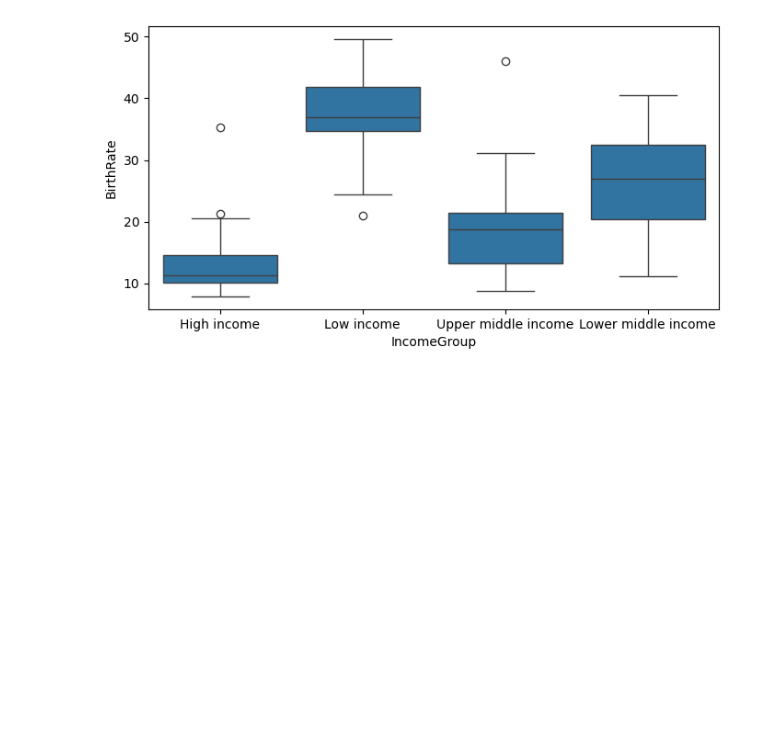
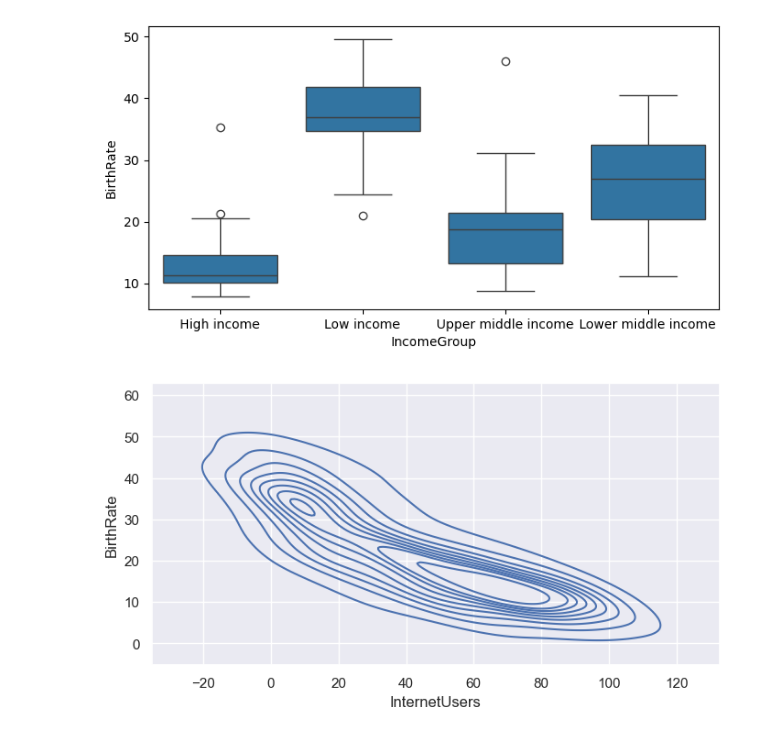
Before and after one commit to nicky-ops/Python_for_data_science, a Jupyter notebook: DataFrames.ipynb, the cells around one changed output. Cells and saved outputs as stored; diff of their text form; code cells hidden in the pictures; blank space fills up the shorter version.

Commit message:
visualizin with seaborn

```diff
--- a/DataFrames.ipynb
+++ b/DataFrames.ipynb
@@ -666,3 +666,7 @@ vis1 = sns.displot(stats["InternetUsers"], bins=10)
 vis2 = sns.boxplot(data=stats, x="IncomeGroup", y="BirthRate")
 # %% [output]
 [figure]
+# %%
+vis3 = sns.kdeplot(data=stats, x="InternetUsers", y="BirthRate")
+# %% [output]
+[figure, added]
```
Also changed, not shown: parts of 2 cells of this notebook.
